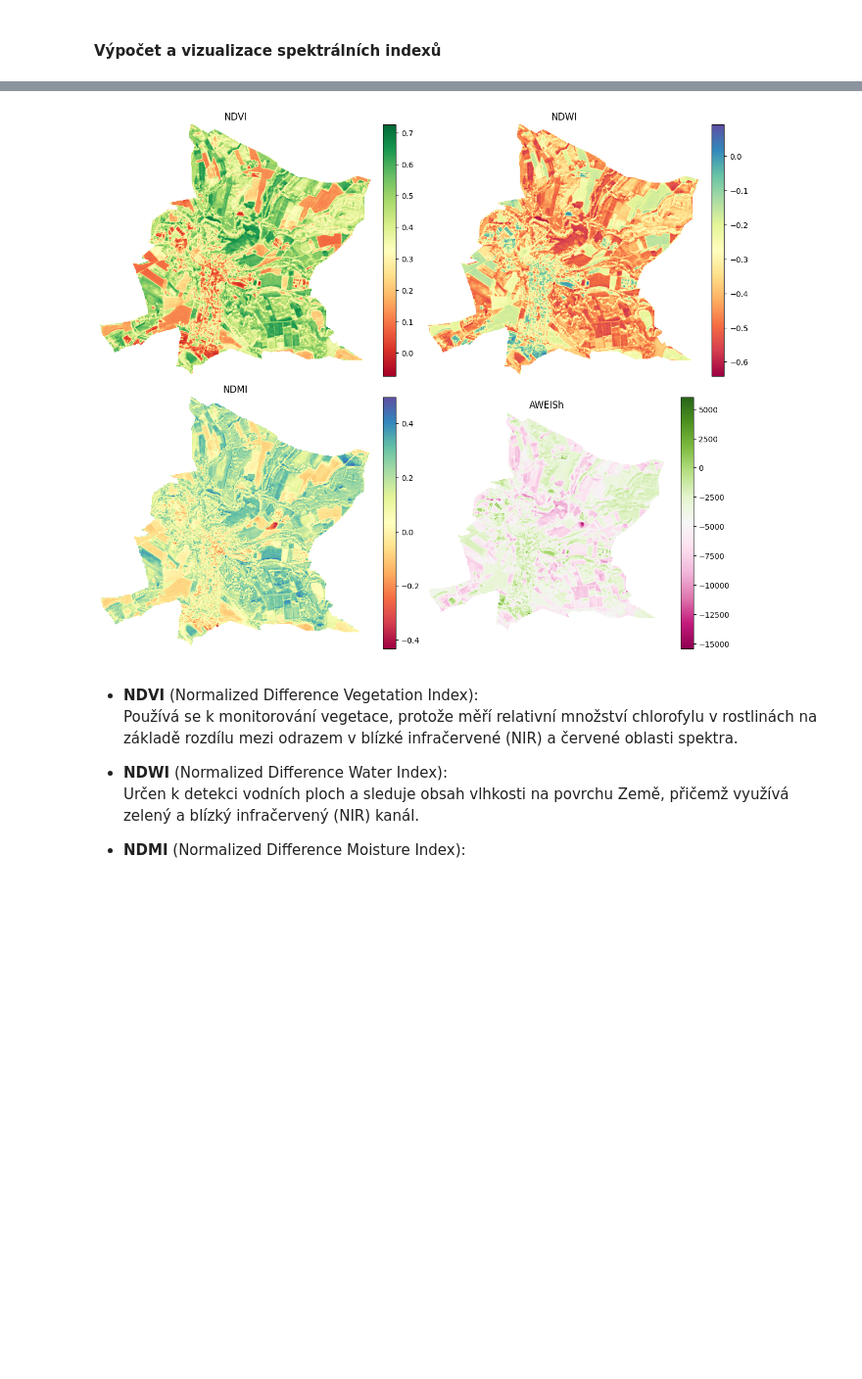
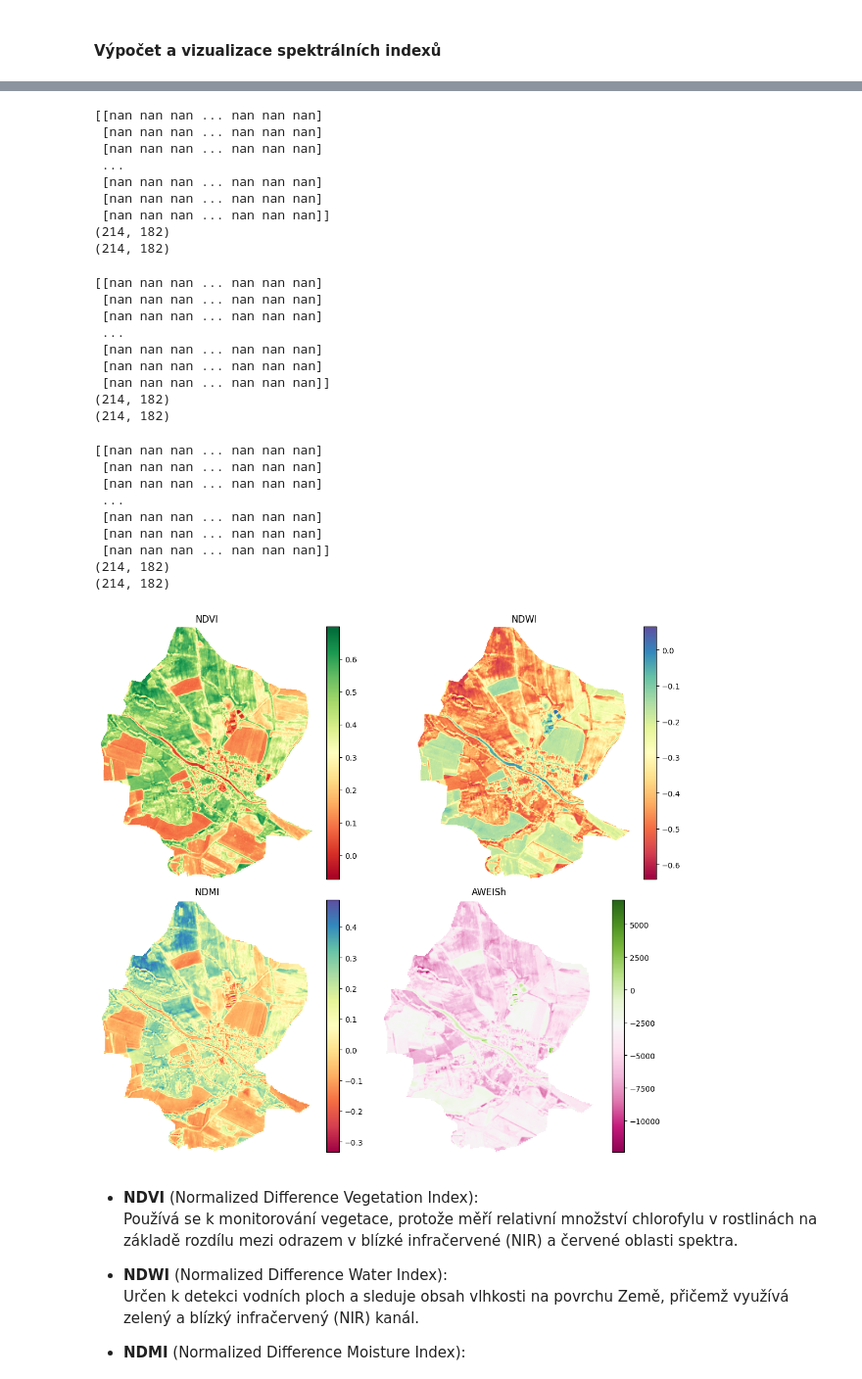
Before and after one commit to klimesm/UZPR_projekt, a Jupyter notebook: UZPR_projekt_MK_TČ.ipynb, the cells around one changed output, grey strips where cells are left out. Shown at 98% size. Cells and saved outputs as stored; diff of their text form; code cells hidden in the pictures; blank space fills up the shorter version.

```diff
--- a/UZPR_projekt_MK_TČ.ipynb
+++ b/UZPR_projekt_MK_TČ.ipynb
@@ -55,7 +56,7 @@ def get_user_input():
 
     # Zadání přihlašovacích údajů pro Copernicus
     username = input("Zadejte uživatelské jméno pro přístup k Copernicus: ")
-    password = input("Zadejte heslo pro přístup k Copernicus: ")
+    password = getpass.getpass("Zadejte heslo pro přístup k Copernicus: ")
 
     # kontrola zadání všech parametrů a případné volání funkce znovu
     if not obec_zajmu or not start or not end or not username or not password:
@@ -79,5 +80,4 @@ username = info['username']
 password = info['password']
 # Jaký produkt Sentinel 2 chceme nenecháváme na uživateli - chceme s atmosférickými korekcemi - L2A
 product = "S2_MSI_L2A"
-print(info)
 # %% [output]
@@ -246,6 +241,8 @@ data_path = dag.download(results_cc[0])
 data_path
 # %% [output]
 'C:\\Users\\terce\\AppData\\Local\\Temp\\S2B_MSIL2A_20241016T100029_N0511_R122_T33UXR_20241016T161420.SAFE.zip'
+# %%
+data_path = 'S2B_MSIL2A_20241009T100829_N0511_R022_T33UVQ_20241009T132806.SAFE.zip'
 # %% [markdown]
 ## 4 - Analýza struktury a příprava stažených dat
 # %% [markdown]
@@ -442,8 +459,16 @@ def SpectralIndexes(si, data_path, aoi):
 # %%
-NDVI = SpectralIndexes('NDVI', data_path, aoi)
-NDWI = SpectralIndexes('NDWI', data_path, aoi)
-NDMI = SpectralIndexes('NDMI', data_path, aoi)
-AWEISh = SpectralIndexes('AWEISH', data_path, aoi)
+NDVI = SpectralIndexes('NDVI', data_path, aoi_utm)
+NDWI = SpectralIndexes('NDWI', data_path, aoi_utm)
+NDMI = SpectralIndexes('NDMI', data_path, aoi_utm)
+AWEISh = SpectralIndexes('AWEISH', data_path, aoi_utm)
+
+def normalize_aweish(aweish_array):
+    min_val = np.min(aweish_array)
+    max_val = np.max(aweish_array)
+    return (aweish_array - min_val) / (max_val - min_val)
+
+AWEIShn = normalize_aweish(AWEISh)
+
 
 fig, ax = plt.subplots(2, 2, figsize=(12, 10))
 
@@ -478,4 +512,31 @@ plt.show()
+[[nan nan nan ... nan nan nan]
+ [nan nan nan ... nan nan nan]
+ [nan nan nan ... nan nan nan]
+ ...
+ [nan nan nan ... nan nan nan]
+ [nan nan nan ... nan nan nan]
+ [nan nan nan ... nan nan nan]]
+(214, 182)
+(214, 182)
+[[nan nan nan ... nan nan nan]
+ [nan nan nan ... nan nan nan]
+ [nan nan nan ... nan nan nan]
+ ...
+ [nan nan nan ... nan nan nan]
+ [nan nan nan ... nan nan nan]
+ [nan nan nan ... nan nan nan]]
+(214, 182)
+(214, 182)
+[[nan nan nan ... nan nan nan]
+ [nan nan nan ... nan nan nan]
+ [nan nan nan ... nan nan nan]
+ ...
+ [nan nan nan ... nan nan nan]
+ [nan nan nan ... nan nan nan]
+ [nan nan nan ... nan nan nan]]
+(214, 182)
+(214, 182)
-[figure, old version]
+[figure, new version]
 # %% [markdown]
 - **NDVI** (Normalized Difference Vegetation Index):
   Používá se k monitorování vegetace, protože měří relativní množství chlorofylu v rostlinách na základě rozdílu mezi odrazem v blízké infračervené (NIR) a červené oblasti spektra.
```
Also changed, not shown: parts of 12 cells of this notebook.
